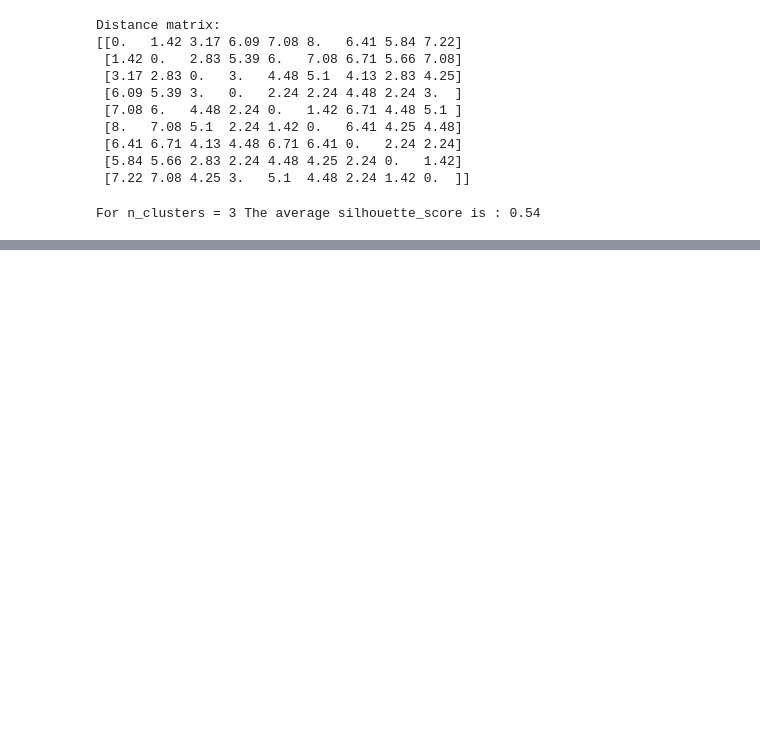
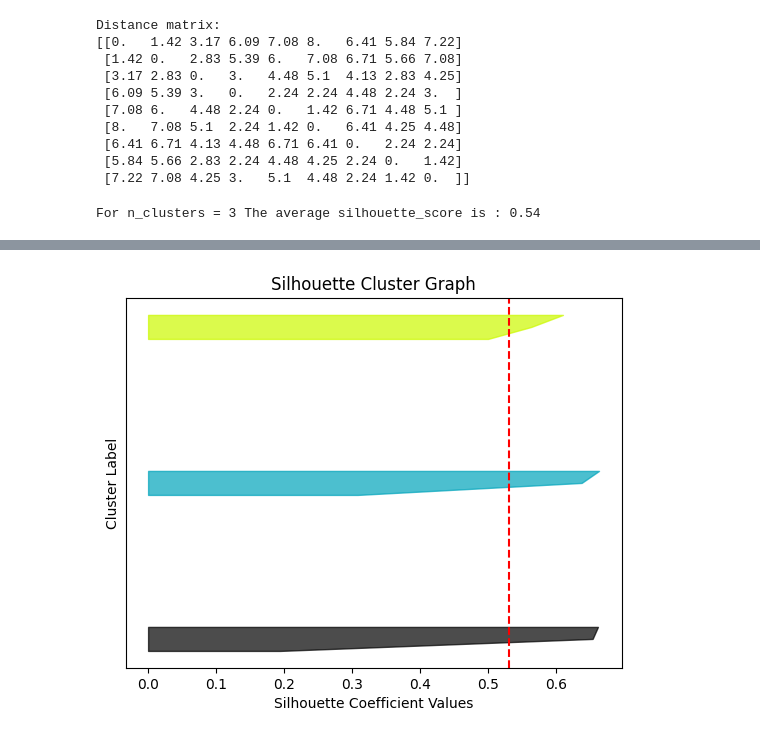
Before and after one commit to vishal815/Silhouette-Coefficient-Calculation-and-Cluster-Diagram, a Jupyter notebook: Untitled9.ipynb, the cells around one changed output, grey strips where cells are left out. Cells and saved outputs as stored; diff of their text form; code cells hidden in the pictures; blank space fills up the shorter version.

```diff
--- a/Untitled9.ipynb
+++ b/Untitled9.ipynb
@@ -45,8 +46,9 @@ Distance matrix:
 # where each cluster has 3 two-dimensional points
 X = np.array([a1, a2, a3, b1, b2, b3, c1, c2, c3])
 cluster_labels = np.array([0, 0, 0, 1, 1, 1, 2, 2, 2])
+n_clusters = len(set(cluster_labels))
 silhouette_avg = silhouette_score(X, cluster_labels)
-print("For n_clusters =", len(set(cluster_labels)), "The average silhouette_score is :", round_up(silhouette_avg))
+print("For n_clusters =", n_clusters , "The average silhouette_score is :", round_up(silhouette_avg))
 # %% [output]
 For n_clusters = 3 The average silhouette_score is : 0.54
 # %%
@@ -62,0 +65,21 @@ plt.show()
+# %%
+# Generate silhouette cluster graph
+sample_silhouette_values = silhouette_samples(X_transformed , cluster_labels)
+y_lower = 10
+for i in range(n_clusters):
+    ith_cluster_silhouette_values = sample_silhouette_values[cluster_labels == i]
+    ith_cluster_silhouette_values.sort()
+    size_cluster_i = ith_cluster_silhouette_values.shape[0]
+    y_upper = y_lower + size_cluster_i
+    color = cm.nipy_spectral(float(i) / n_clusters)
+    plt.fill_betweenx(np.arange(y_lower,y_upper),0 ,ith_cluster_silhouette_values ,facecolor=color ,edgecolor=color ,alpha=0.7 )
+    y_lower=y_upper+10
+
+plt.title('Silhouette Cluster Graph')
+plt.xlabel('Silhouette Coefficient Values')
+plt.ylabel('Cluster Label')
+plt.axvline(x=silhouette_avg,color='red',linestyle='--')
+plt.yticks([])
+plt.show()
+# %% [output]
+[figure, added]
```
Also changed, not shown: parts of 2 cells of this notebook.
